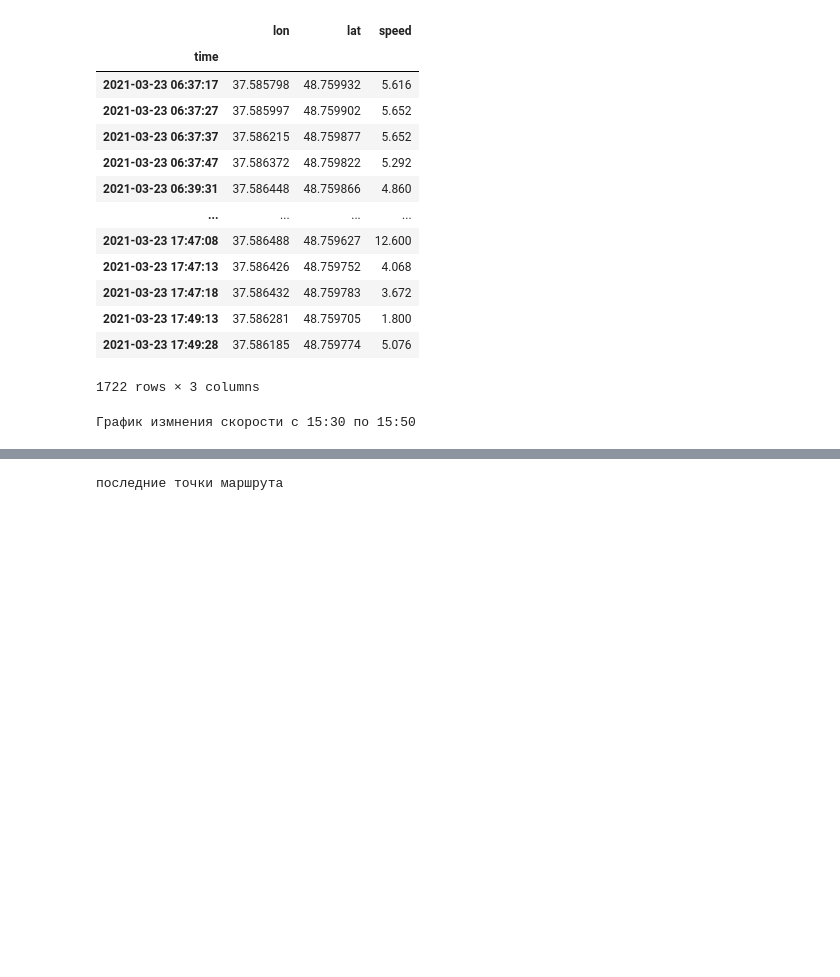
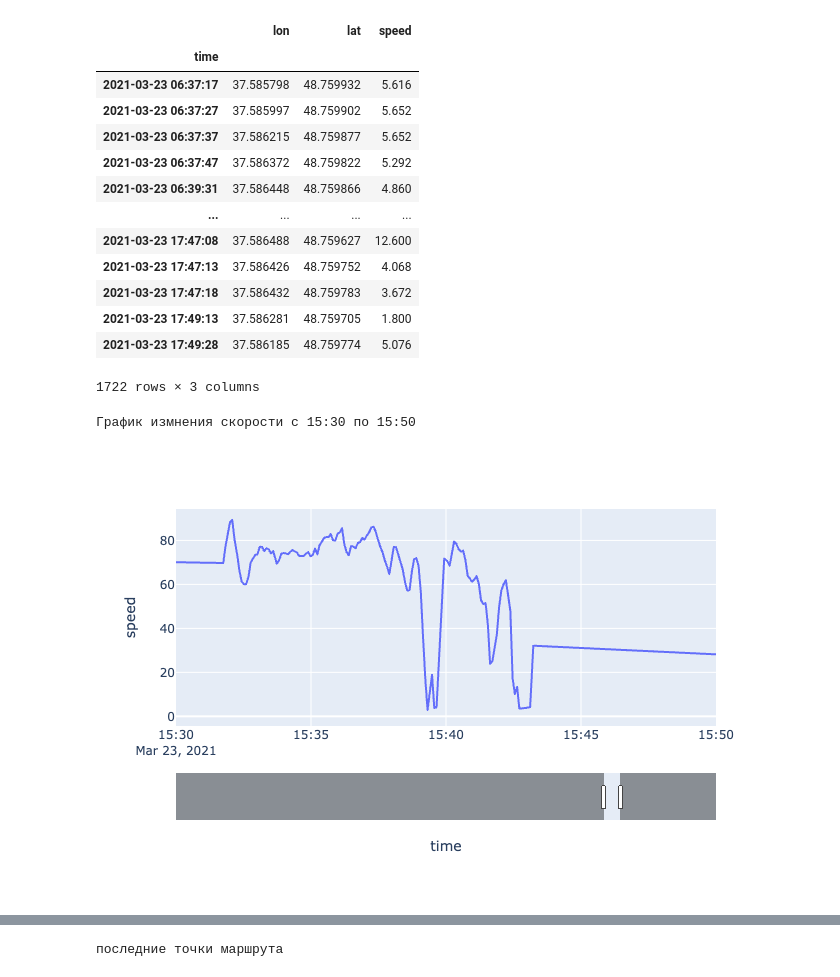
Before and after one commit to dgordienko/distributor.mobile.reports, a Jupyter notebook: 09-21.ipynb, the cells around one changed output, grey strips where cells are left out. Cells and saved outputs as stored; diff of their text form; code cells hidden in the pictures; blank space fills up the shorter version.

Commit message:
update visual elements

```diff
--- a/09-21.ipynb
+++ b/09-21.ipynb
@@ -46,10 +46,11 @@ frame.set_index('time')
 # %%
 fig = px.line(frame, x='time', y="speed", range_x=['2021-03-23 15:30:00','2021-03-23 15:50:00'])
 fig.update_xaxes(rangeslider_visible=True)
 print('График измнения скорости c 15:30 по 15:50')
-fig.show()
+Image(filename='speed.png')
 # %% [output]
 График измнения скорости c 15:30 по 15:50
+[figure, added]
 # %%
 loc = frame[frame.time.between('2021-03-23 15:30:00', '2021-03-23 15:50:00')]
 ants = loc[['lat','lon']].to_numpy().tolist()
```
Also changed, not shown: parts of 2 cells of this notebook, 5 other files.
